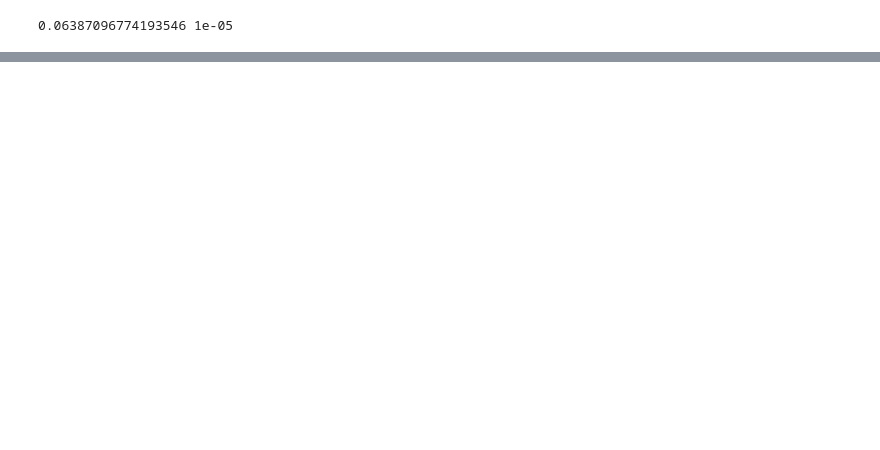
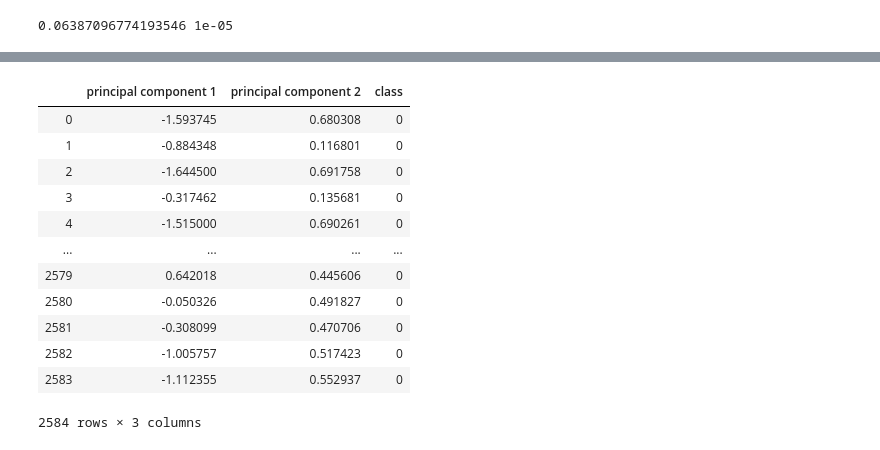
Before and after one commit to weeellz/machinelearning, a Jupyter notebook: seismic-bumps.ipynb, the cells around one changed output, grey strips where cells are left out. Drawn from its saved outputs; the diff is of its cells as text; code cells hidden in the pictures; blank space fills up the shorter version.

```diff
--- a/seismic-bumps.ipynb
+++ b/seismic-bumps.ipynb
@@ -382,0 +436,16 @@ print(best_cv_err, best_C)
+# %%
+finalDf
+# %% [output]
+|  | principal component 1 | principal component 2 | class |
+| 0 | -1.593745 | 0.680308 | 0 |
+| 1 | -0.884348 | 0.116801 | 0 |
+| 2 | -1.644500 | 0.691758 | 0 |
+| 3 | -0.317462 | 0.135681 | 0 |
+| 4 | -1.515000 | 0.690261 | 0 |
+| ... | ... | ... | ... |
+| 2579 | 0.642018 | 0.445606 | 0 |
+| 2580 | -0.050326 | 0.491827 | 0 |
+| 2581 | -0.308099 | 0.470706 | 0 |
+| 2582 | -1.005757 | 0.517423 | 0 |
+| 2583 | -1.112355 | 0.552937 | 0 |
+2584 rows × 3 columns
```
Also changed, not shown: parts of 48 cells of this notebook.
